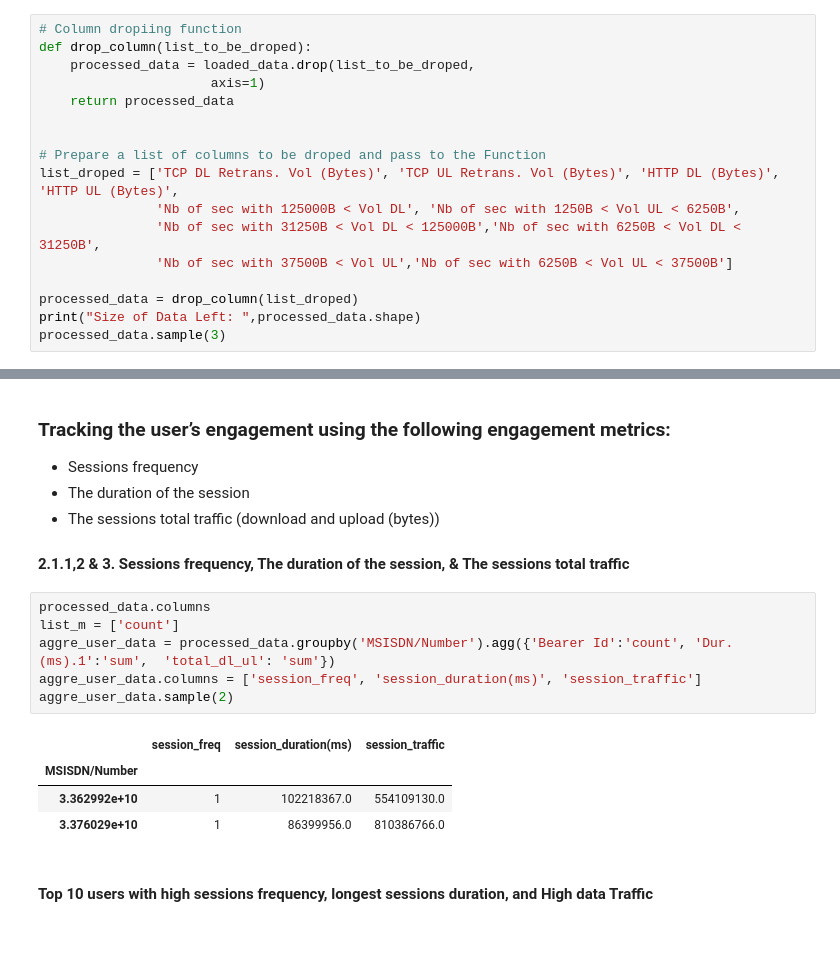
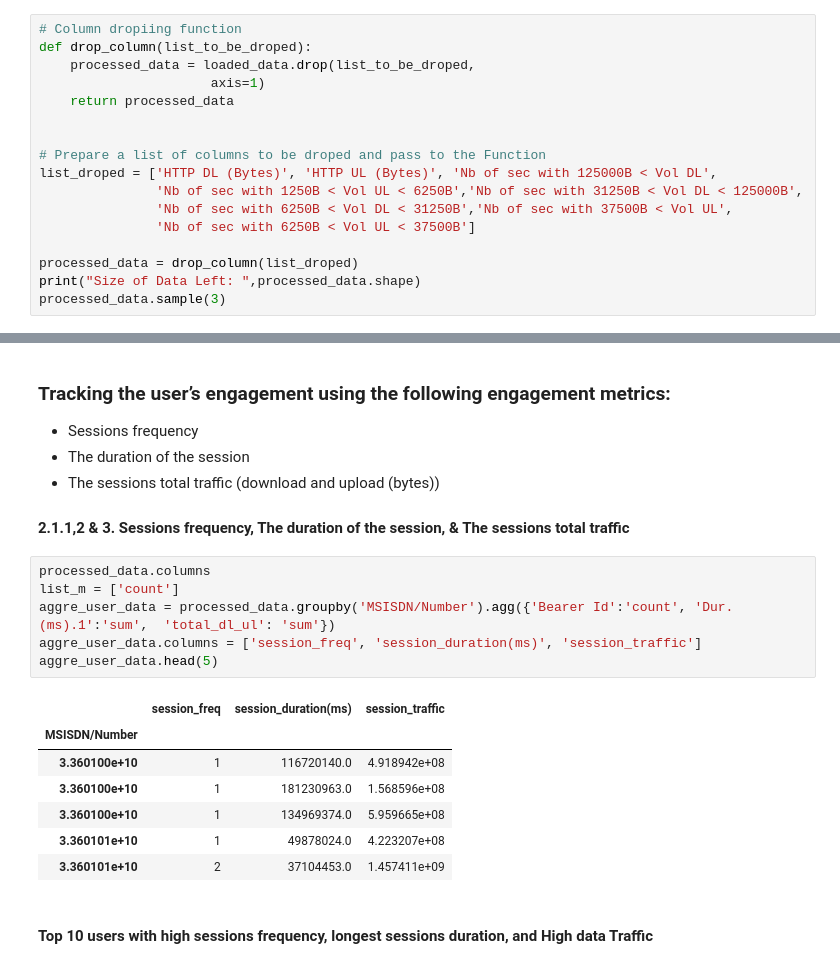
Before and after one commit to Caphace-Ethan/Telecom-User-Data-Analysis, a Jupyter notebook: notebooks/Data_Exploratory_Analysis.ipynb, the cells around one changed output, grey strips where cells are left out. Drawn from its saved outputs; the diff is of its cells as text; blank space fills up the shorter version.

Commit message:
User Experience Analysis

```diff
--- a/notebooks/Data_Exploratory_Analysis.ipynb
+++ b/notebooks/Data_Exploratory_Analysis.ipynb
@@ -211,10 +211,10 @@ def drop_column(list_to_be_droped):
 
 
 # Prepare a list of columns to be droped and pass to the Function
-list_droped = ['TCP DL Retrans. Vol (Bytes)', 'TCP UL Retrans. Vol (Bytes)', 'HTTP DL (Bytes)', 'HTTP UL (Bytes)',
-               'Nb of sec with 125000B < Vol DL', 'Nb of sec with 1250B < Vol UL < 6250B',
-               'Nb of sec with 31250B < Vol DL < 125000B','Nb of sec with 6250B < Vol DL < 31250B',
-               'Nb of sec with 37500B < Vol UL','Nb of sec with 6250B < Vol UL < 37500B']
+list_droped = ['HTTP DL (Bytes)', 'HTTP UL (Bytes)', 'Nb of sec with 125000B < Vol DL',
+               'Nb of sec with 1250B < Vol UL < 6250B','Nb of sec with 31250B < Vol DL < 125000B',
+               'Nb of sec with 6250B < Vol DL < 31250B','Nb of sec with 37500B < Vol UL',
+               'Nb of sec with 6250B < Vol UL < 37500B']
 
 processed_data = drop_column(list_droped)
 print("Size of Data Left: ",processed_data.shape)
@@ -991,14 +991,17 @@ f_ax = sns.heatmap(correlation, vmin=0, vmax=1, square=True, annot=True, annot_k
 # %%
 processed_data.columns
 list_m = ['count']
 aggre_user_data = processed_data.groupby('MSISDN/Number').agg({'Bearer Id':'count', 'Dur. (ms).1':'sum',  'total_dl_ul': 'sum'})
 aggre_user_data.columns = ['session_freq', 'session_duration(ms)', 'session_traffic']
-aggre_user_data.sample(2)
+aggre_user_data.head(5)
 # %% [output]
 |  | session_freq | session_duration(ms) | session_traffic |
 | MSISDN/Number |  |  |  |
-| 3.362992e+10 | 1 | 102218367.0 | 554109130.0 |
-| 3.376029e+10 | 1 | 86399956.0 | 810386766.0 |
+| 3.360100e+10 | 1 | 116720140.0 | 4.918942e+08 |
+| 3.360100e+10 | 1 | 181230963.0 | 1.568596e+08 |
+| 3.360100e+10 | 1 | 134969374.0 | 5.959665e+08 |
+| 3.360101e+10 | 1 | 49878024.0 | 4.223207e+08 |
+| 3.360101e+10 | 2 | 37104453.0 | 1.457411e+09 |
 # %% [markdown]
 #### Top 10 users with high sessions frequency, longest sessions duration, and High data Traffic
 # %%
```
Also changed, not shown: parts of 10 cells of this notebook.
